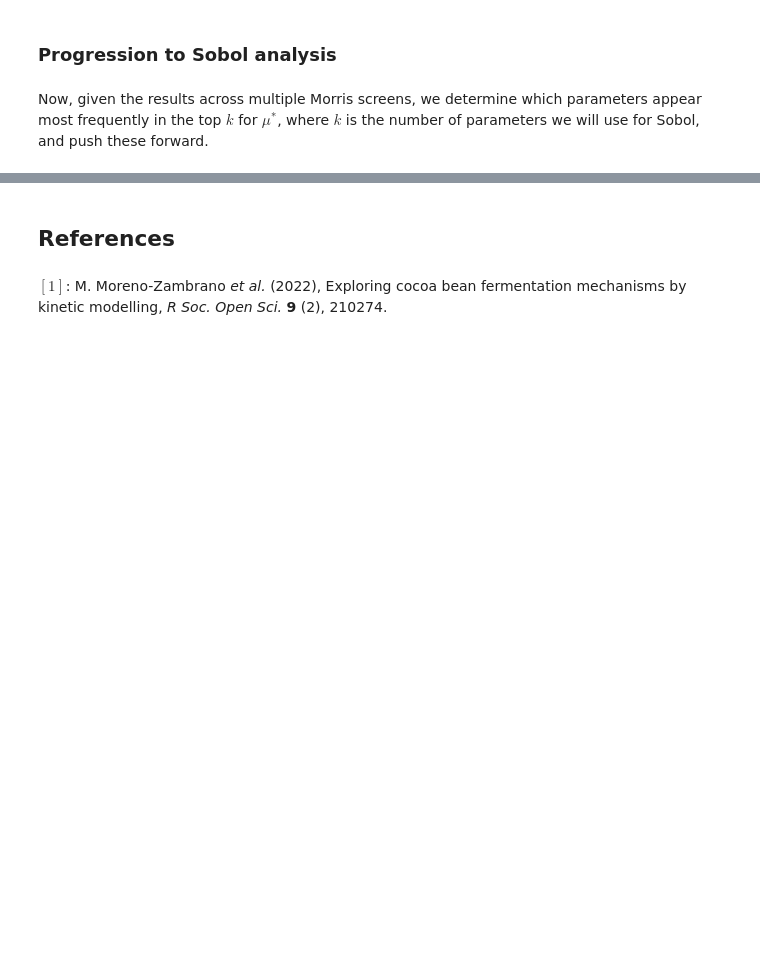
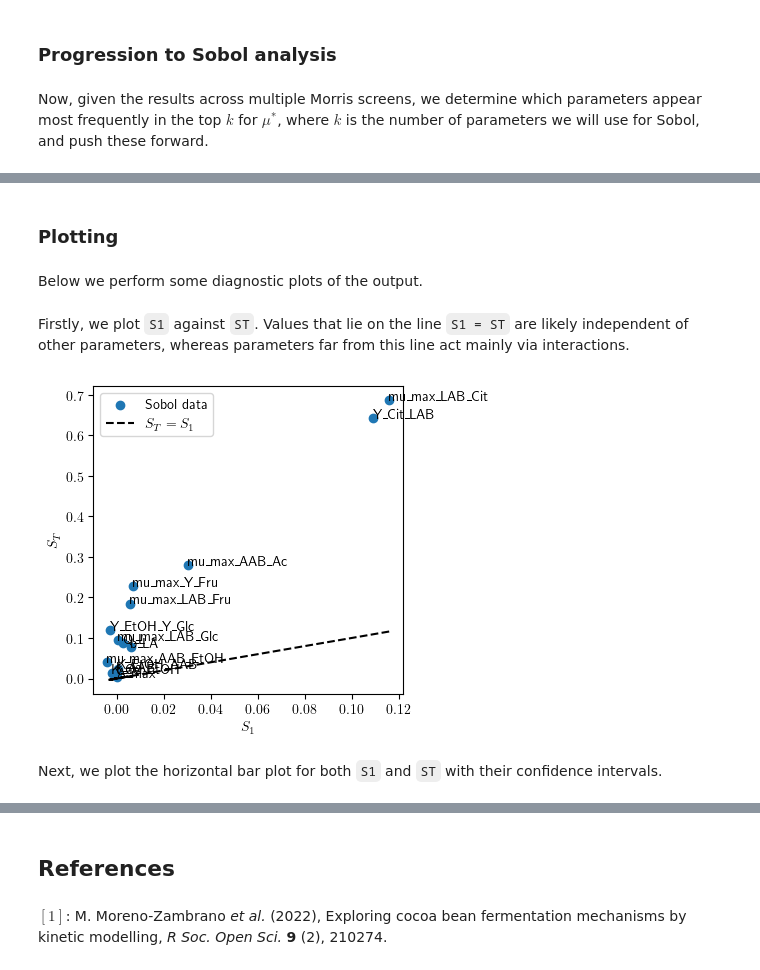
Before and after one commit to mghosh00/FermentingCocoa, a Jupyter notebook: fermenting_cocoa/scripts/sensitivity_analysis/sensitivity.ipynb, the cells around one changed output, grey strips where cells are left out. Saved outputs shown, nothing was run; the diff lists cells and outputs as text; code cells hidden in the pictures; blank space fills up the shorter version.

Commit message:
Completed Sobol screening. Made parallel code.

```diff
--- a/fermenting_cocoa/scripts/sensitivity_analysis/sensitivity.ipynb
+++ b/fermenting_cocoa/scripts/sensitivity_analysis/sensitivity.ipynb
@@ -495,0 +714,2 @@ for i in range(len(count_df)):
+# %%
+Si = analyze(meta_info, Y, calc_second_order=True, conf_level=0.95, print_to_console=False)
@@ -495,0 +722,9 @@ for i in range(len(count_df)):
+# %%
+S1_dict = {sobol_labels[i]: Si["S1"][i] for i in range(meta_info["num_vars"])}
+S1_conf_dict = {sobol_labels[i]: Si["S1_conf"][i] for i in range(meta_info["num_vars"])}
+ST_dict = {sobol_labels[i]: Si["ST"][i] for i in range(meta_info["num_vars"])}
+ST_conf_dict = {sobol_labels[i]: Si["ST_conf"][i] for i in range(meta_info["num_vars"])}
+
+S1_sorted = sort_dict(S1_dict)
+ST_sorted = sort_dict(ST_dict)
+sorted_sobol_labels = ST_sorted.keys()
@@ -495,0 +735,6 @@ for i in range(len(count_df)):
+# %%
+S1_sorted_by_ST = {label: S1_sorted[label] for label in sorted_sobol_labels}
+ST_conf_sorted_by_ST = {label: ST_conf_dict[label] for label in sorted_sobol_labels}
+ST_arr, S1_arr, ST_conf_arr = np.array(list(ST_sorted.values())), np.array(list(S1_sorted_by_ST.values())), np.array(list(ST_conf_sorted_by_ST.values()))
+sobol_df = pd.DataFrame({"name": sorted_sobol_labels, "S1": str_x(S1_arr), "ST": str_x(ST_arr),
+                         "ST - S1": str_x(ST_arr - S1_arr), "ST_conf / ST": str_x(ST_conf_arr / ST_arr)})
@@ -495,0 +743,14 @@ for i in range(len(count_df)):
+# %%
+print("="*80)
+print("S1 ranking:")
+print("-"*80)
+for i in range(len(S1_dict)):
+    name = list(S1_sorted.keys())[i]
+    print(f"{i + 1}. {name}: {str_x(S1_sorted[name])}")
+print("="*80)
+print("ST ranking:")
+print("-"*80)
+for i in range(len(ST_dict)):
+    name = list(ST_sorted.keys())[i]
+    print(f"{i + 1}. {name}: {str_x(ST_sorted[name])}")
+print("="*80)
@@ -495,0 +775,20 @@ for i in range(len(count_df)):
+# %% [markdown]
+### Plotting
+# %% [markdown]
+Below we perform some diagnostic plots of the output.
+# %% [markdown]
+Firstly, we plot `S1` against `ST`. Values that lie on the line `S1 = ST` are likely independent of other parameters, whereas parameters far from this line act mainly via interactions.
+# %%
+fig, ax = plt.subplots(1, 1, figsize=(4, 4))
+ax.scatter(S1_arr, ST_arr, label="Sobol data")
+ax.plot(S1_arr, S1_arr, label="$S_T=S_1$", color="black", linestyle="dashed")
+for i, name in enumerate(sorted_sobol_labels):
+    ax.annotate(name, (S1_arr[i], ST_arr[i]))
+ax.legend()
+ax.set_xlabel("$S_1$")
+ax.set_ylabel("$S_T$")
+fig.savefig(f"{res_dir}/sobol/S1_ST.png", bbox_inches="tight", dpi=400)
+# %% [output]
+[figure, added]
+# %% [markdown]
+Next, we plot the horizontal bar plot for both `S1` and `ST` with their confidence intervals.
```
Also changed, not shown: parts of 67 cells of this notebook, 18 other files.
